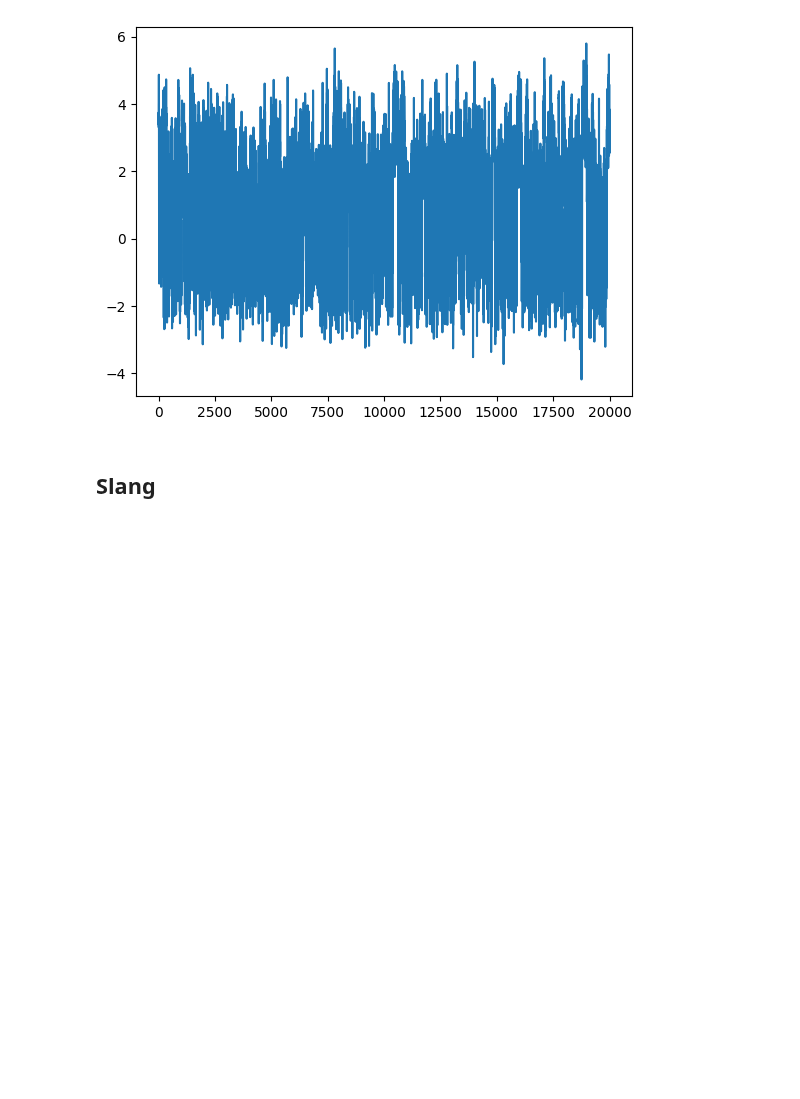
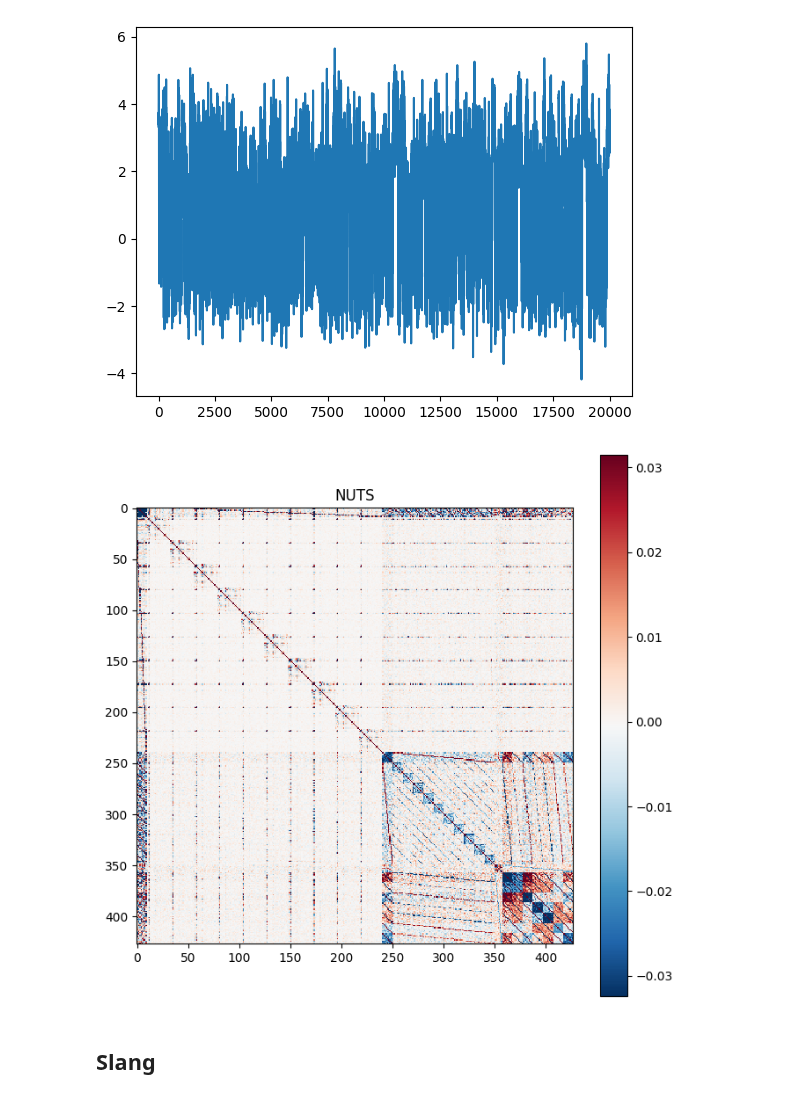
Before and after one commit to Marco-Gal/Bayesian-Neural-Network-Project, a Jupyter notebook: Boston Dataset Experiments/Obesity/Posterior Plotting/Making posterior plot.ipynb, the cells around one changed output. Saved outputs shown, nothing was run; the diff lists cells and outputs as text; code cells hidden in the pictures; blank space fills up the shorter version.

```diff
--- a/Boston Dataset Experiments/Obesity/Posterior Plotting/Making posterior plot.ipynb
+++ b/Boston Dataset Experiments/Obesity/Posterior Plotting/Making posterior plot.ipynb
@@ -254,6 +255,22 @@ hmc_lines_layer0_b(2)
 # %% [output]
 [figure]
 [figure]
+# %%
+loaded_samples_copy = loaded_samples.copy()
+for key in list(loaded_samples_copy.keys()):
+    if 'weight' in key:
+        loaded_samples_copy[key] = loaded_samples_copy[key].reshape(loaded_samples_copy[key].shape[0], -1)
+combined_params = torch.cat([loaded_samples_copy[key] for key in loaded_samples_copy], dim=1)
+cov_matrix = torch.cov(combined_params.T).detach().numpy()  # Transpose to get cov along columns
+# %%
+plt.figure(figsize=(8, 8))
+norm = mcolors.Normalize(vmin=np.percentile(cov_matrix,1), vmax=np.percentile(cov_matrix, 99))  # Reduce extreme values' dominance
+plt.imshow(cov_matrix, cmap='RdBu_r', norm=norm, interpolation='nearest')
+plt.colorbar()
+plt.title("NUTS")
+plt.show()
+# %% [output]
+[figure, added]
 # %% [markdown]
 ## Slang
 # %%
```
Also changed, not shown: parts of 29 cells of this notebook.
